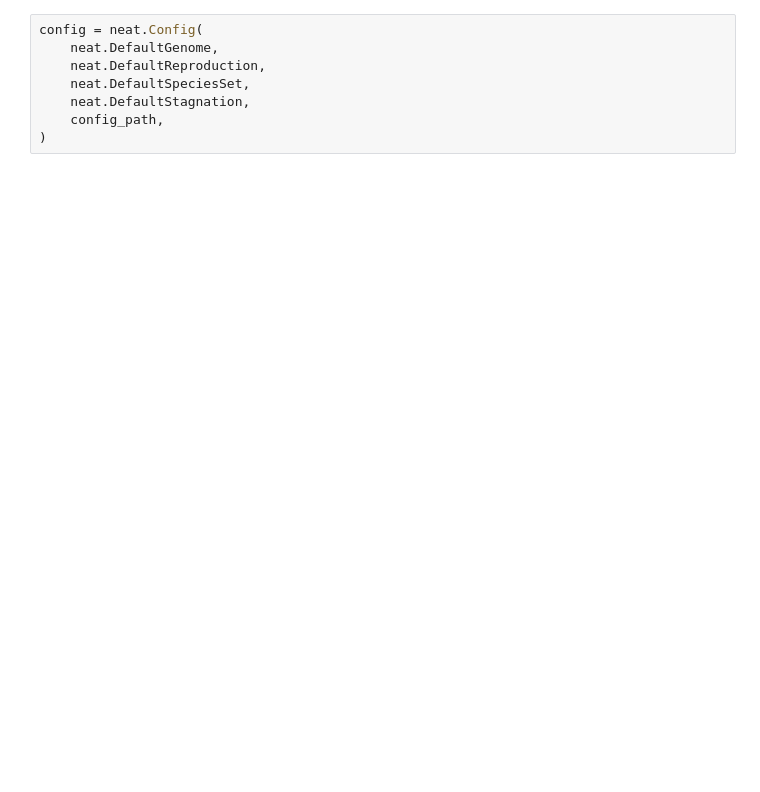
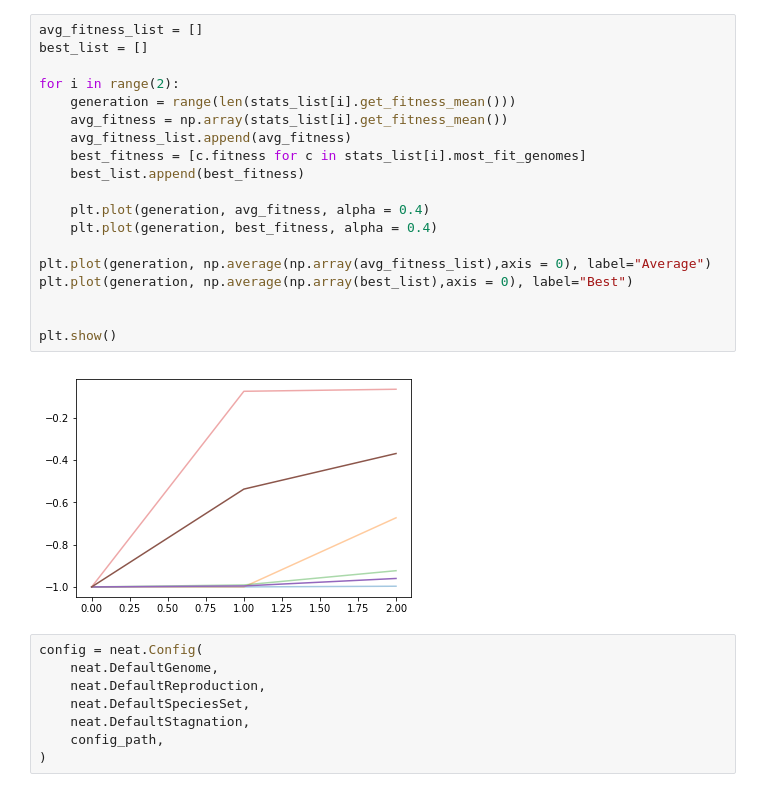
Before and after one commit to lafengxiaoyu/ENN, a Jupyter notebook: lynx/enn10times_lynx.ipynb, the cells around one changed output. Drawn from its saved outputs; the diff is of its cells as text; blank space fills up the shorter version.

```diff
--- a/lynx/enn10times_lynx.ipynb
+++ b/lynx/enn10times_lynx.ipynb
@@ -131,3 +178,24 @@ plt.show()
+# %%
+avg_fitness_list = []
+best_list = []
+
+for i in range(2):
+    generation = range(len(stats_list[i].get_fitness_mean()))
+    avg_fitness = np.array(stats_list[i].get_fitness_mean())
+    avg_fitness_list.append(avg_fitness)
+    best_fitness = [c.fitness for c in stats_list[i].most_fit_genomes]
+    best_list.append(best_fitness)
+
+    plt.plot(generation, avg_fitness, alpha = 0.4)
+    plt.plot(generation, best_fitness, alpha = 0.4)
+
+plt.plot(generation, np.average(np.array(avg_fitness_list),axis = 0), label="Average")
+plt.plot(generation, np.average(np.array(best_list),axis = 0), label="Best")
+
+
+plt.show()
+# %% [output]
+[figure, added]
 # %%
 config = neat.Config(
     neat.DefaultGenome,
```
Also changed, not shown: parts of 7 cells of this notebook, 9 other files.
